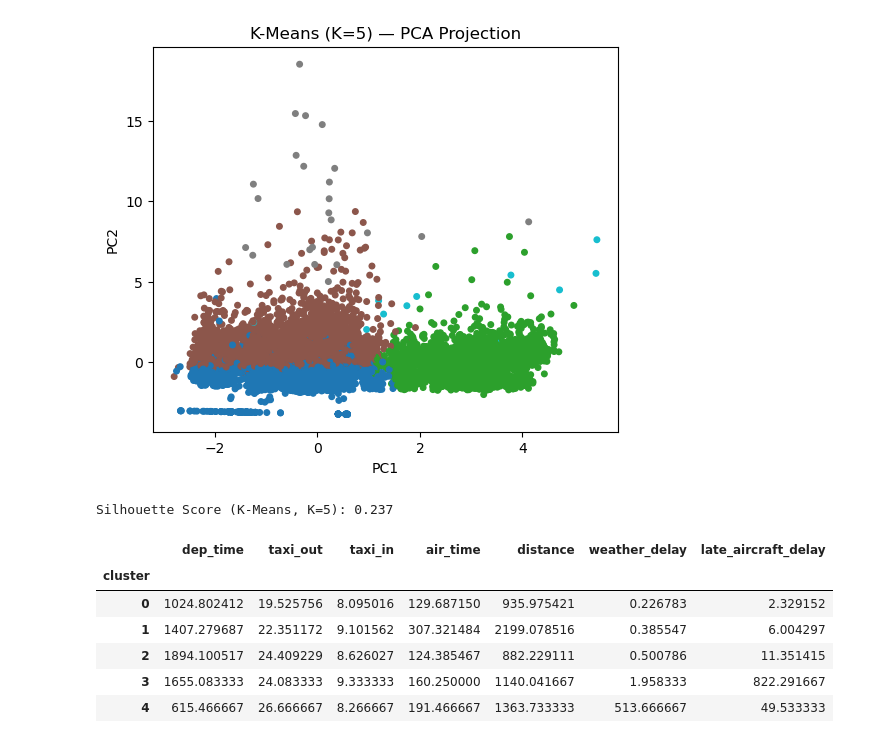
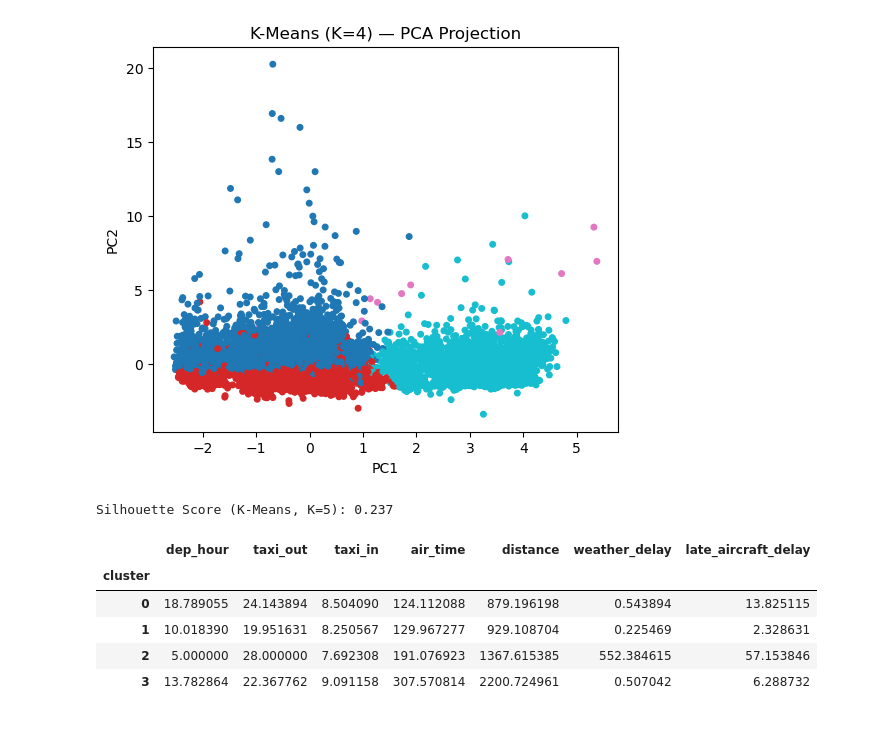
Before and after one commit to CFarron/CAP_3764_2026_Spring_Team_2, a Jupyter notebook: notebooks/clustering_model.ipynb, the cells around one changed output. Saved outputs shown, nothing was run; the diff lists cells and outputs as text; code cells hidden in the pictures.

Commit message:
Refined clustering model
Added improvements to model by redefining scope of dataset and added comments for clarity

```diff
--- a/notebooks/clustering_model.ipynb
+++ b/notebooks/clustering_model.ipynb
@@ -16,8 +16,15 @@ plt.style.use('default')
 # %%
 df = pd.read_csv("../data/mia_flights_clean.csv")
 
+#Remove cancelled flights
+df = df[df['cancelled'] == 0].copy()
+
+# Convert departure tme (e.g., 1430) into hour format (14)
+df['dep_hour'] = df['dep_time'] // 100
+
+# Select features that represent flight behavior and delays
 features = [
-    'dep_time',
+    'dep_hour',
     'taxi_out',
     'taxi_in',
     'air_time',
@@ -25,13 +32,18 @@ features = [
     'weather_delay',
     'late_aircraft_delay'
 ]
+
+#Extract feature matrix
 X = df[features]
 
+# Fill missing values with 0 (assuming missing delay = no delay)
 X = X.fillna(0)
 
+# Standarize features so all variables contribute equally to clustering
 scaler = StandardScaler()
 X_scaled = scaler.fit_transform(X)
 
+# Reduce dimensions to 2 for visualization
 pca = PCA(n_components=2, random_state=42)
 X_pca = pca.fit_transform(X_scaled)
 # %%
@@ -63,29 +75,28 @@ plt.show()
 # %%
-kmeans = KMeans(n_clusters=5, random_state=42, n_init=10)
+kmeans = KMeans(n_clusters=4, random_state=42, n_init=10)
 labels_km = kmeans.fit_predict(X_scaled)
 
 plt.figure(figsize=(6,5))
 plt.scatter(X_pca[:,0], X_pca[:,1], c=labels_km, s=16, cmap='tab10')
-plt.title("K-Means (K=5) — PCA Projection")
+plt.title("K-Means (K=4) — PCA Projection")
 plt.xlabel("PC1")
 plt.ylabel("PC2")
 plt.show()
 
 print("Silhouette Score (K-Means, K=5):", round(silhouette_score(X_scaled, labels_km), 3))
 # %% [output]
-[figure, old version]
+[figure, new version]
 Silhouette Score (K-Means, K=5): 0.237
 # %%
 df['cluster'] = labels_km
 df.groupby('cluster')[features].mean()
 # %% [output]
-|  | dep_time | taxi_out | taxi_in | air_time | distance | weather_delay | late_aircraft_delay |
+|  | dep_hour | taxi_out | taxi_in | air_time | distance | weather_delay | late_aircraft_delay |
 | cluster |  |  |  |  |  |  |  |
-| 0 | 1024.802412 | 19.525756 | 8.095016 | 129.687150 | 935.975421 | 0.226783 | 2.329152 |
-| 1 | 1407.279687 | 22.351172 | 9.101562 | 307.321484 | 2199.078516 | 0.385547 | 6.004297 |
-| 2 | 1894.100517 | 24.409229 | 8.626027 | 124.385467 | 882.229111 | 0.500786 | 11.351415 |
-| 3 | 1655.083333 | 24.083333 | 9.333333 | 160.250000 | 1140.041667 | 1.958333 | 822.291667 |
-| 4 | 615.466667 | 26.666667 | 8.266667 | 191.466667 | 1363.733333 | 513.666667 | 49.533333 |
+| 0 | 18.789055 | 24.143894 | 8.504090 | 124.112088 | 879.196198 | 0.543894 | 13.825115 |
+| 1 | 10.018390 | 19.951631 | 8.250567 | 129.967277 | 929.108704 | 0.225469 | 2.328631 |
+| 2 | 5.000000 | 28.000000 | 7.692308 | 191.076923 | 1367.615385 | 552.384615 | 57.153846 |
+| 3 | 13.782864 | 22.367762 | 9.091158 | 307.570814 | 2200.724961 | 0.507042 | 6.288732 |
 # %%
 # Run DBSCAN on scaled original features
 db = DBSCAN(eps=1.5, min_samples=5)
```
Also changed, not shown: parts of 4 cells of this notebook.
